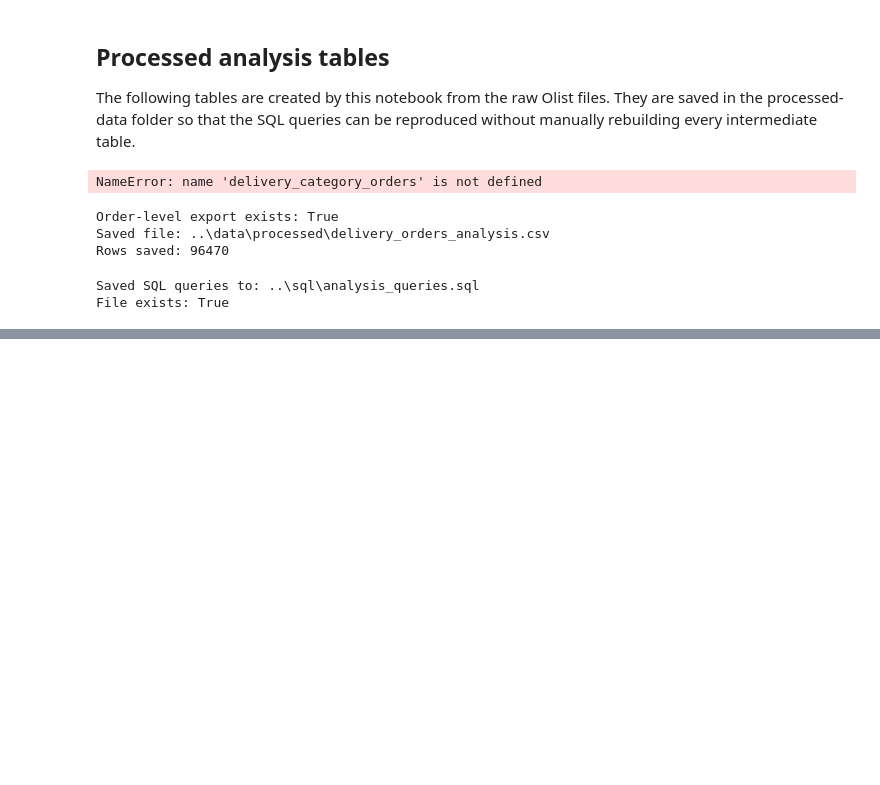
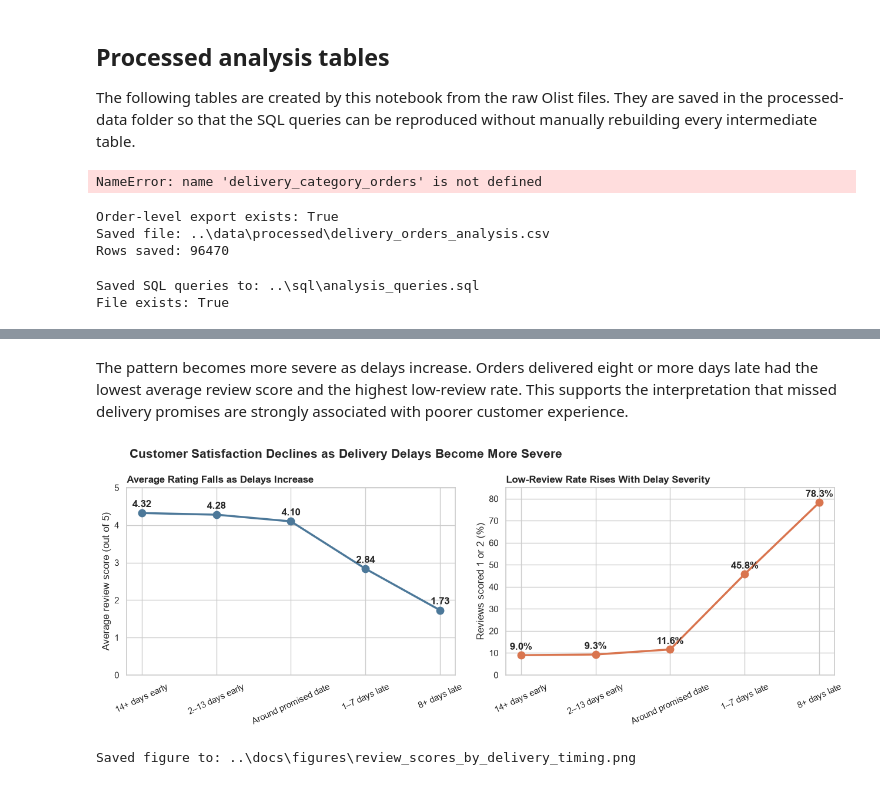
Before and after one commit to namitaramesh/ecommerce-delivery-reliability-analysis, a Jupyter notebook: notebooks/01_data_inventory.ipynb, the cells around one changed output, grey strips where cells are left out. Cells and saved outputs as stored; diff of their text form; code cells hidden in the pictures; blank space fills up the shorter version.

```diff
--- a/notebooks/01_data_inventory.ipynb
+++ b/notebooks/01_data_inventory.ipynb
@@ -1674,0 +2007,59 @@ File exists: True
+# %% [markdown]
+The pattern becomes more severe as delays increase. Orders delivered eight or more days late had the lowest average review score and the highest low-review rate. This supports the interpretation that missed delivery promises are strongly associated with poorer customer experience.
+# %%
+timing_plot = timing_review_summary.copy()
+
+fig, axes = plt.subplots(1, 2, figsize=(13, 5))
+
+axes[0].plot(
+    timing_plot["delivery_timing_band"],
+    timing_plot["mean_review_score"],
+    marker="o",
+    markersize=9,
+    linewidth=2.5,
+    color="#4C7899",
+)
+
+axes[0].set_title("Average Rating Falls as Delays Increase", loc="left", weight="bold")
+axes[0].set_ylabel("Average review score (out of 5)")
+axes[0].set_ylim(0, 5)
+axes[0].tick_params(axis="x", rotation=25)
+
+for index, value in enumerate(timing_plot["mean_review_score"]):
+    axes[0].text(index, value + 0.16, f"{value:.2f}", ha="center", weight="bold")
+
+axes[1].plot(
+    timing_plot["delivery_timing_band"],
+    timing_plot["low_review_rate_pct"],
+    marker="o",
+    markersize=9,
+    linewidth=2.5,
+    color="#D9754F",
+)
+
+axes[1].set_title("Low-Review Rate Rises With Delay Severity", loc="left", weight="bold")
+axes[1].set_ylabel("Reviews scored 1 or 2 (%)")
+axes[1].set_ylim(0, 85)
+axes[1].tick_params(axis="x", rotation=25)
+
+for index, value in enumerate(timing_plot["low_review_rate_pct"]):
+    axes[1].text(index, value + 2.5, f"{value:.1f}%", ha="center", weight="bold")
+
+fig.suptitle(
+    "Customer Satisfaction Declines as Delivery Delays Become More Severe",
+    x=0.05,
+    ha="left",
+    fontsize=15,
+    fontweight="bold",
+)
+
+plt.tight_layout()
+
+figure_path = figures_dir / "review_scores_by_delivery_timing.png"
+plt.savefig(figure_path, dpi=160, bbox_inches="tight")
+plt.show()
+
+print(f"Saved figure to: {figure_path}")
+# %% [output]
+[figure, added]
+Saved figure to: ..\docs\figures\review_scores_by_delivery_timing.png
```
Also changed, not shown: parts of 18 cells of this notebook.
